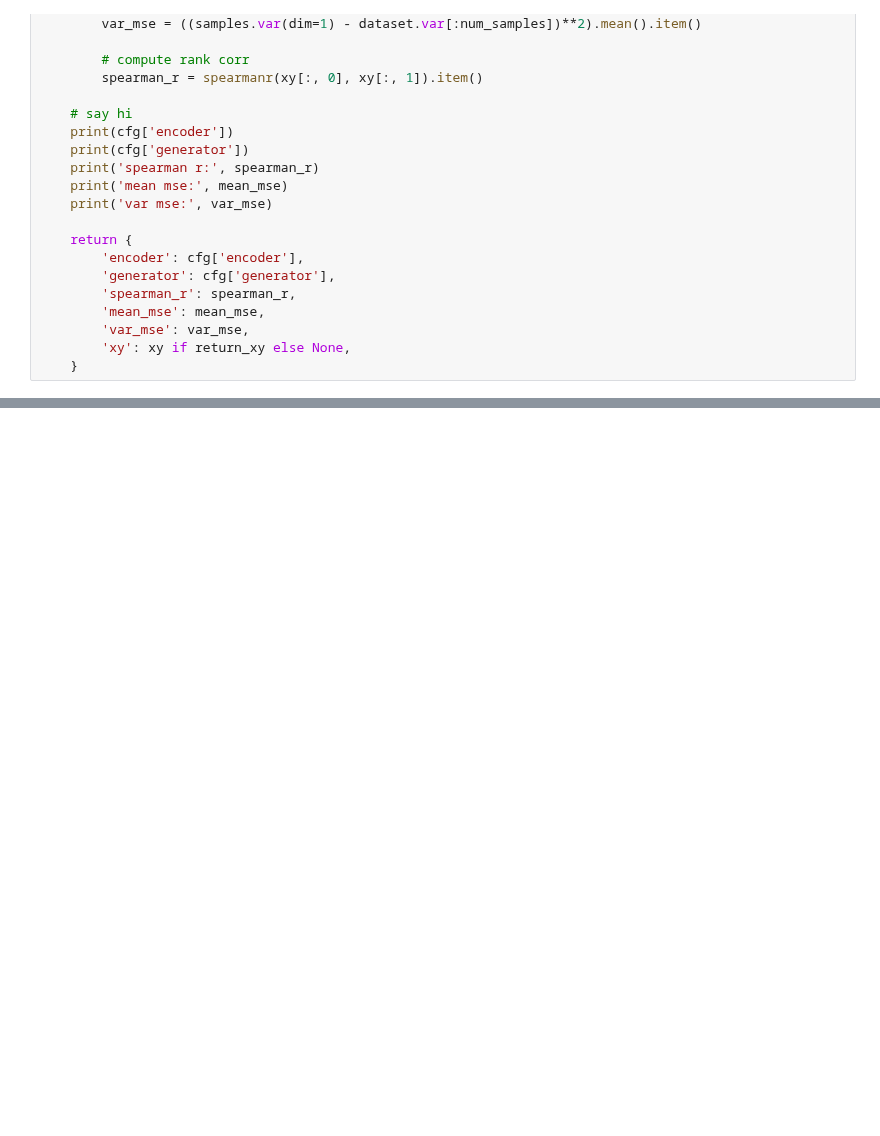
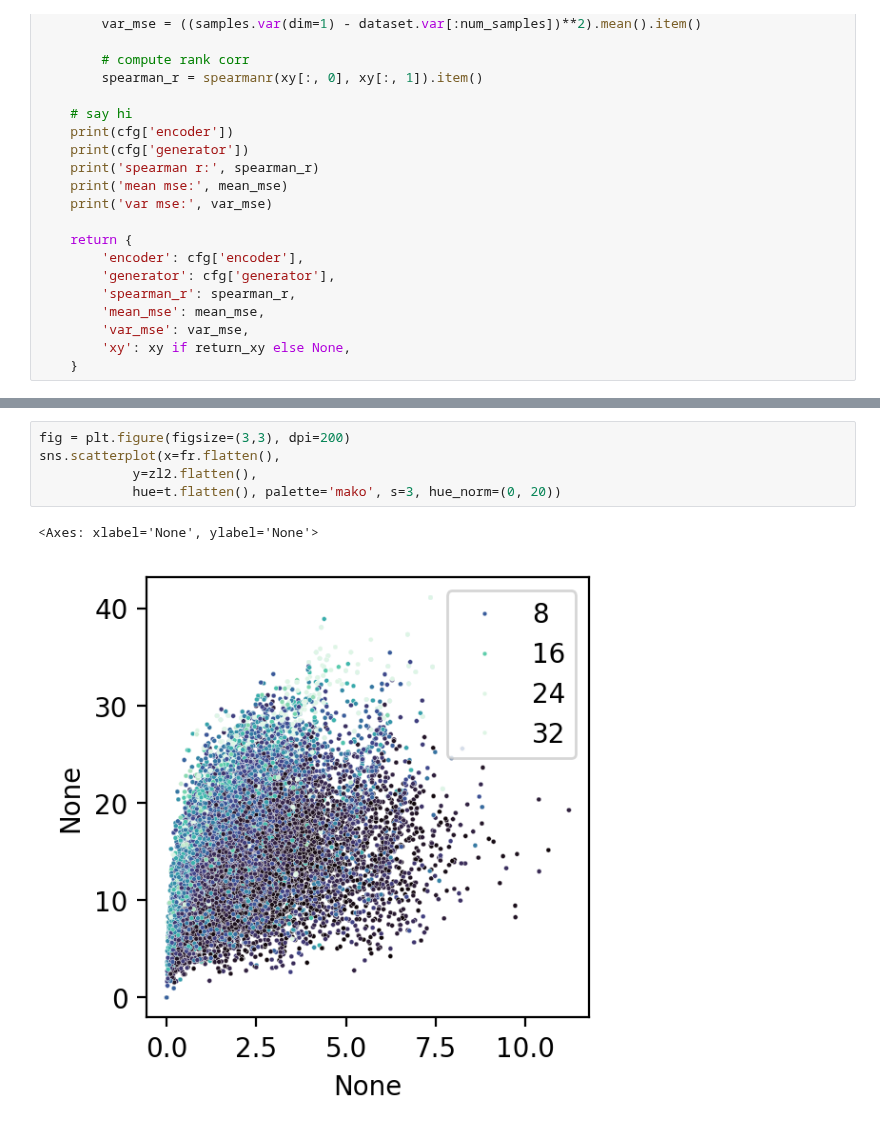
Before and after one commit to njwfish/DistributionEmbeddings, a Jupyter notebook: numerical_results/fr_inspection.ipynb, the cells around one changed output, grey strips where cells are left out. Saved outputs shown, nothing was run; the diff lists cells and outputs as text; blank space fills up the shorter version.

```diff
--- a/numerical_results/fr_inspection.ipynb
+++ b/numerical_results/fr_inspection.ipynb
@@ -128,0 +176,8 @@ var mse: 0.29220539928039896
+# %%
+fig = plt.figure(figsize=(3,3), dpi=200)
+sns.scatterplot(x=fr.flatten(),
+            y=zl2.flatten(),
+            hue=t.flatten(), palette='mako', s=3, hue_norm=(0, 20))
+# %% [output]
+<Axes: xlabel='None', ylabel='None'>
+[figure, added]
```
Also changed, not shown: parts of 4 cells of this notebook.
